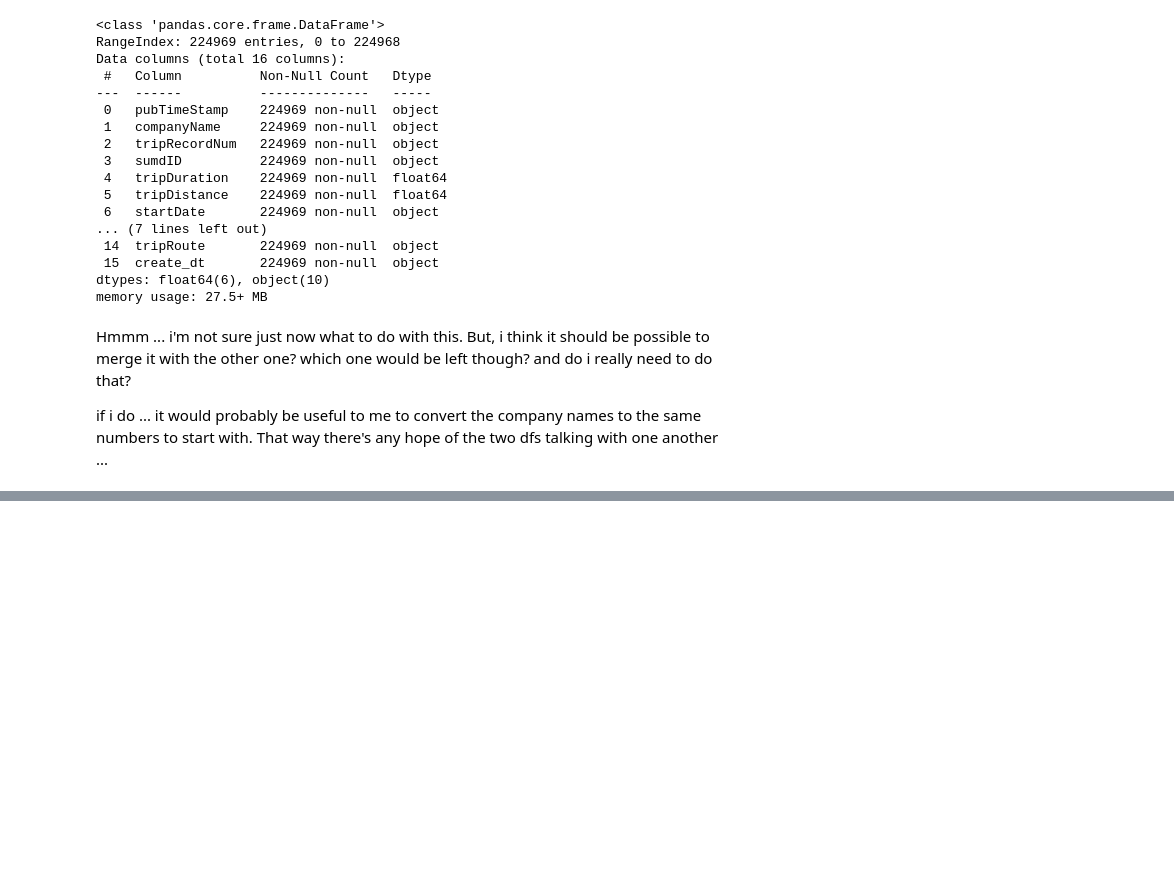
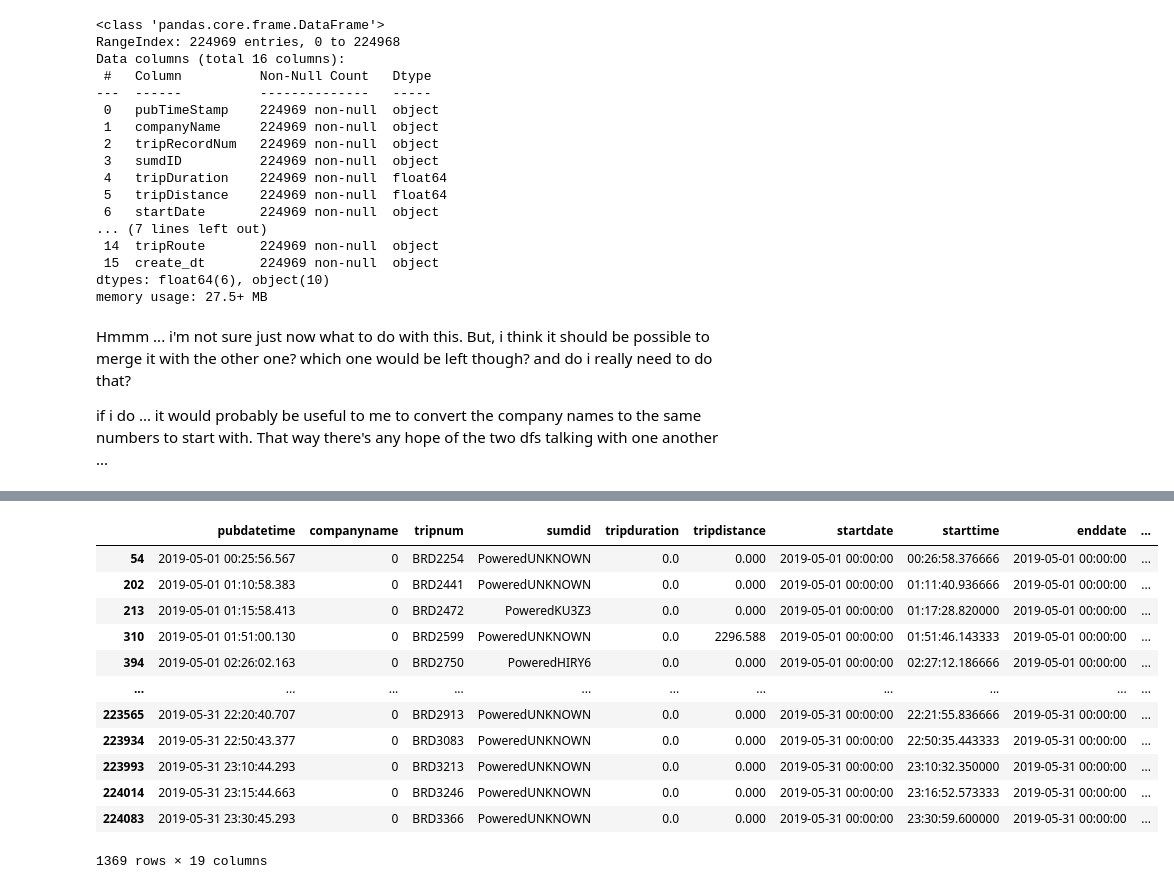
Before and after one commit to Rhunsilval/nashville_scooters_python, a Jupyter notebook: notebooks/2_exploration_may.ipynb, the cells around one changed output, grey strips where cells are left out. Drawn from its saved outputs; the diff is of its cells as text; code cells hidden in the pictures; blank space fills up the shorter version.

```diff
--- a/notebooks/2_exploration_may.ipynb
+++ b/notebooks/2_exploration_may.ipynb
@@ -405,0 +519,16 @@ if i do ... it would probably be useful to me to convert the company names to th
+# %%
+maytrip[(maytrip['tripduration'] <= 0.01)]
+# %% [output]
+|  | pubdatetime | companyname | tripnum | sumdid | tripduration | tripdistance | startdate | starttime | enddate | ... |
+| 54 | 2019-05-01 00:25:56.567 | 0 | BRD2254 | PoweredUNKNOWN | 0.0 | 0.000 | 2019-05-01 00:00:00 | 00:26:58.376666 | 2019-05-01 00:00:00 | ... |
+| 202 | 2019-05-01 01:10:58.383 | 0 | BRD2441 | PoweredUNKNOWN | 0.0 | 0.000 | 2019-05-01 00:00:00 | 01:11:40.936666 | 2019-05-01 00:00:00 | ... |
+| 213 | 2019-05-01 01:15:58.413 | 0 | BRD2472 | PoweredKU3Z3 | 0.0 | 0.000 | 2019-05-01 00:00:00 | 01:17:28.820000 | 2019-05-01 00:00:00 | ... |
+| 310 | 2019-05-01 01:51:00.130 | 0 | BRD2599 | PoweredUNKNOWN | 0.0 | 2296.588 | 2019-05-01 00:00:00 | 01:51:46.143333 | 2019-05-01 00:00:00 | ... |
+| 394 | 2019-05-01 02:26:02.163 | 0 | BRD2750 | PoweredHIRY6 | 0.0 | 0.000 | 2019-05-01 00:00:00 | 02:27:12.186666 | 2019-05-01 00:00:00 | ... |
+| ... | ... | ... | ... | ... | ... | ... | ... | ... | ... | ... |
+| 223565 | 2019-05-31 22:20:40.707 | 0 | BRD2913 | PoweredUNKNOWN | 0.0 | 0.000 | 2019-05-31 00:00:00 | 22:21:55.836666 | 2019-05-31 00:00:00 | ... |
+| 223934 | 2019-05-31 22:50:43.377 | 0 | BRD3083 | PoweredUNKNOWN | 0.0 | 0.000 | 2019-05-31 00:00:00 | 22:50:35.443333 | 2019-05-31 00:00:00 | ... |
+| 223993 | 2019-05-31 23:10:44.293 | 0 | BRD3213 | PoweredUNKNOWN | 0.0 | 0.000 | 2019-05-31 00:00:00 | 23:10:32.350000 | 2019-05-31 00:00:00 | ... |
+| 224014 | 2019-05-31 23:15:44.663 | 0 | BRD3246 | PoweredUNKNOWN | 0.0 | 0.000 | 2019-05-31 00:00:00 | 23:16:52.573333 | 2019-05-31 00:00:00 | ... |
+| 224083 | 2019-05-31 23:30:45.293 | 0 | BRD3366 | PoweredUNKNOWN | 0.0 | 0.000 | 2019-05-31 00:00:00 | 23:30:59.600000 | 2019-05-31 00:00:00 | ... |
+1369 rows × 19 columns
```
Also changed, not shown: parts of 22 cells of this notebook, 2 other files.
